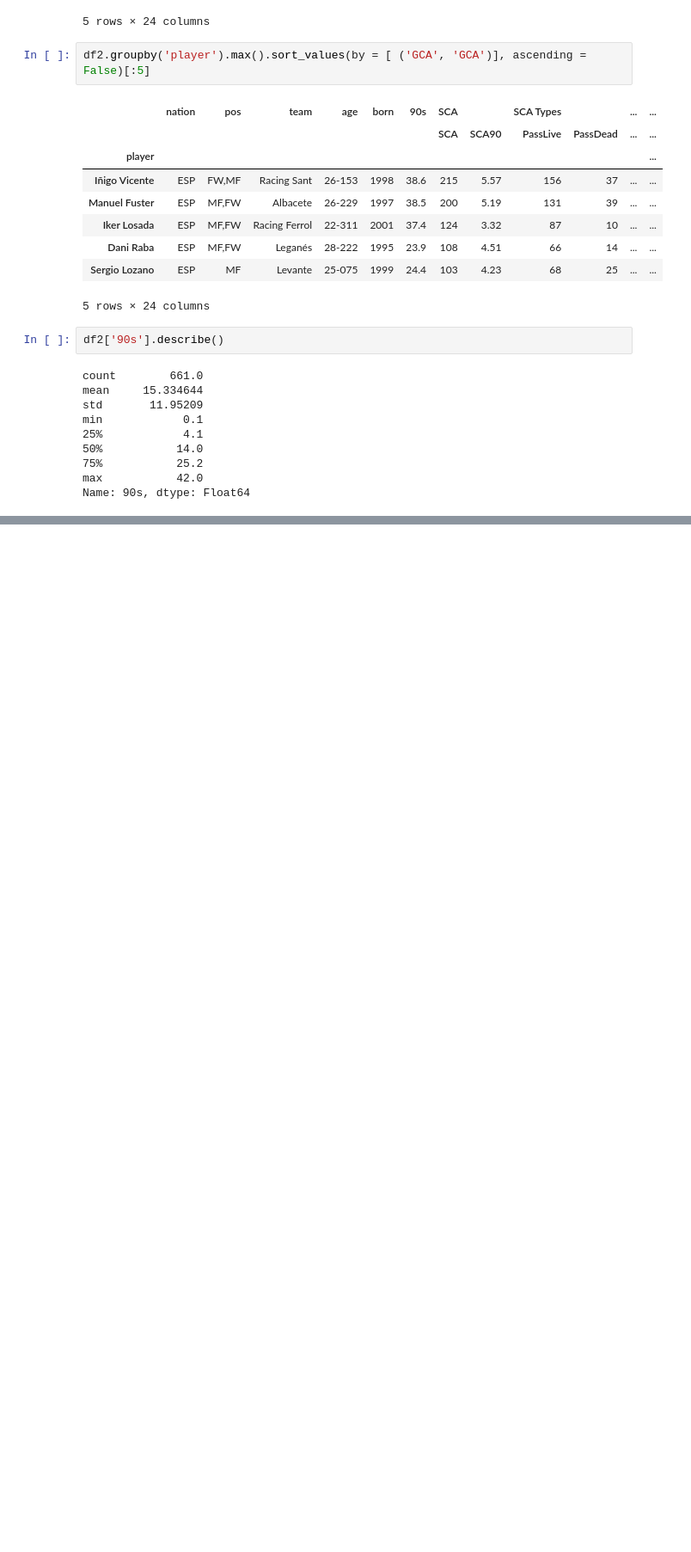
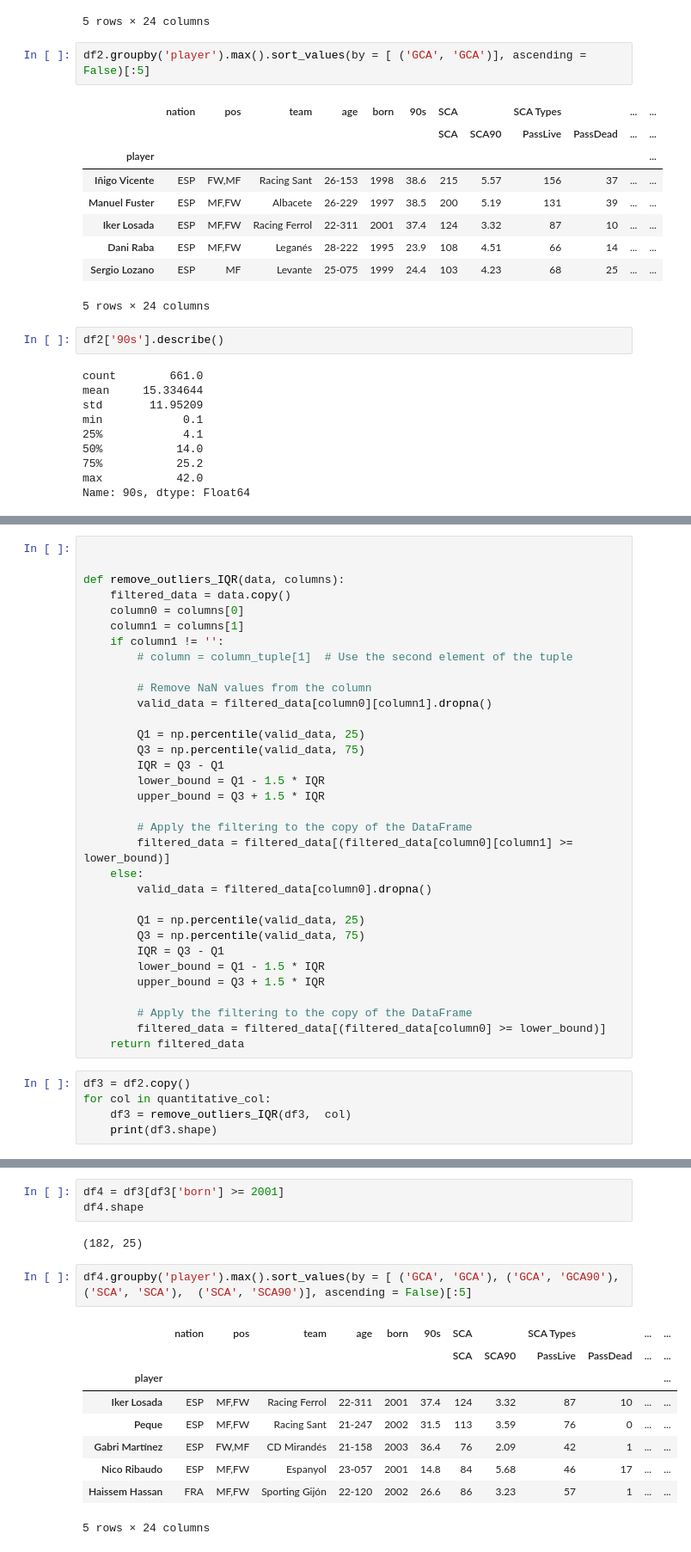
Before and after one commit to PTIT-D22KH/fbref-experimenting, a Jupyter notebook: fbref-players/spanish-segunda/spanish-segunda.ipynb, the cells around one changed output, grey strips where cells are left out. Shown at 86% size. Saved outputs shown, nothing was run; the diff lists cells and outputs as text; blank space fills up the shorter version.

```diff
--- a/fbref-players/spanish-segunda/spanish-segunda.ipynb
+++ b/fbref-players/spanish-segunda/spanish-segunda.ipynb
@@ -113,0 +171,38 @@ Name: 90s, dtype: Float64
+# %%
+
+
+def remove_outliers_IQR(data, columns):
+    filtered_data = data.copy()
+    column0 = columns[0]
+    column1 = columns[1]
+    if column1 != '':
+        # column = column_tuple[1]  # Use the second element of the tuple
+
+        # Remove NaN values from the column
+        valid_data = filtered_data[column0][column1].dropna()
+
+        Q1 = np.percentile(valid_data, 25)
+        Q3 = np.percentile(valid_data, 75)
+        IQR = Q3 - Q1
+        lower_bound = Q1 - 1.5 * IQR
+        upper_bound = Q3 + 1.5 * IQR
+
+        # Apply the filtering to the copy of the DataFrame
+        filtered_data = filtered_data[(filtered_data[column0][column1] >= lower_bound)]
+    else:
+        valid_data = filtered_data[column0].dropna()
+
+        Q1 = np.percentile(valid_data, 25)
+        Q3 = np.percentile(valid_data, 75)
+        IQR = Q3 - Q1
+        lower_bound = Q1 - 1.5 * IQR
+        upper_bound = Q3 + 1.5 * IQR
+
+        # Apply the filtering to the copy of the DataFrame
+        filtered_data = filtered_data[(filtered_data[column0] >= lower_bound)]
+    return filtered_data
+# %%
+df3 = df2.copy()
+for col in quantitative_col:
+    df3 = remove_outliers_IQR(df3,  col)
+    print(df3.shape)
@@ -113,0 +245,17 @@ Name: 90s, dtype: Float64
+# %%
+df4 = df3[df3['born'] >= 2001]
+df4.shape
+# %% [output]
+(182, 25)
+# %%
+df4.groupby('player').max().sort_values(by = [ ('GCA', 'GCA'), ('GCA', 'GCA90'),('SCA', 'SCA'),  ('SCA', 'SCA90')], ascending = False)[:5]
+# %% [output]
+|  | nation | pos | team | age | born | 90s | SCA |  | SCA Types |  | ... | ... |
+|  |  |  |  |  |  |  | SCA | SCA90 | PassLive | PassDead | ... | ... |
+| player |  |  |  |  |  |  |  |  |  |  |  | ... |
+| Iker Losada | ESP | MF,FW | Racing Ferrol | 22-311 | 2001 | 37.4 | 124 | 3.32 | 87 | 10 | ... | ... |
+| Peque | ESP | MF,FW | Racing Sant | 21-247 | 2002 | 31.5 | 113 | 3.59 | 76 | 0 | ... | ... |
+| Gabri Martínez | ESP | FW,MF | CD Mirandés | 21-158 | 2003 | 36.4 | 76 | 2.09 | 42 | 1 | ... | ... |
+| Nico Ribaudo | ESP | MF,FW | Espanyol | 23-057 | 2001 | 14.8 | 84 | 5.68 | 46 | 17 | ... | ... |
+| Haissem Hassan | FRA | MF,FW | Sporting Gijón | 22-120 | 2002 | 26.6 | 86 | 3.23 | 57 | 1 | ... | ... |
+5 rows × 24 columns
```
Also changed, not shown: parts of 11 cells of this notebook.
